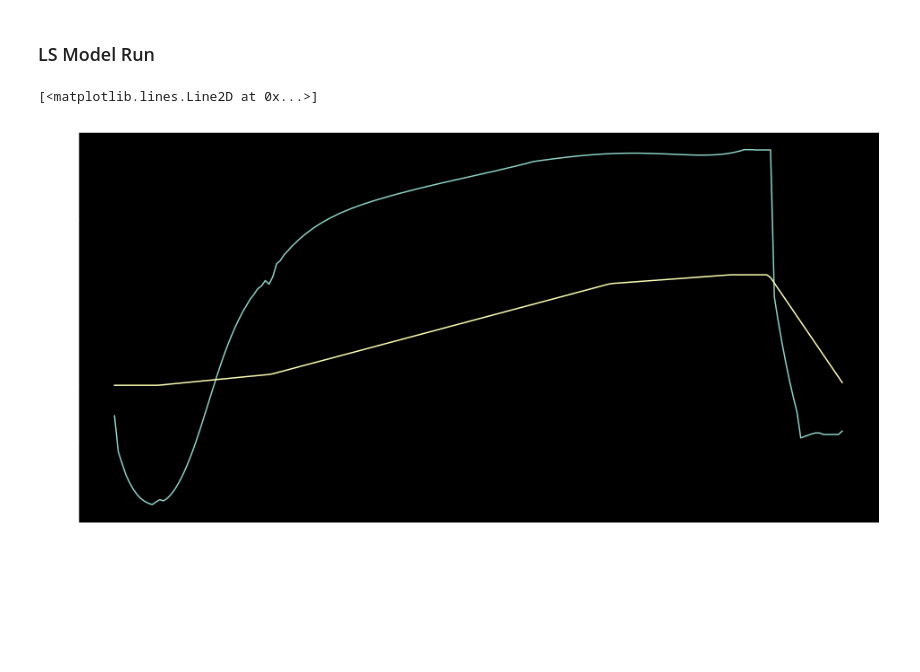
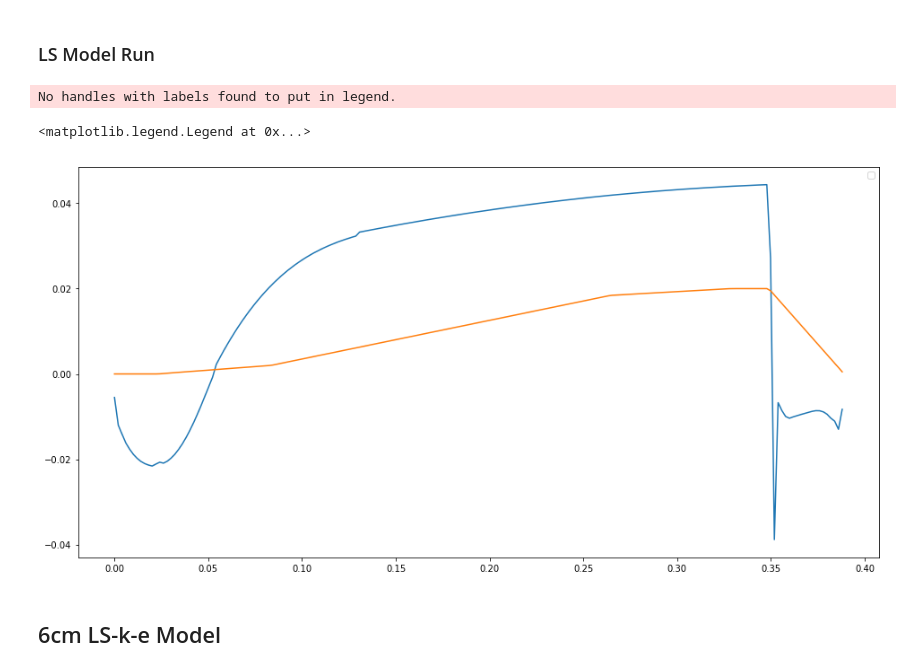
Before and after one commit to plgrover/pymorph, a Jupyter notebook: notebooks/Paper_1/2018-12-12 Paper 1 Dune Modelling.ipynb, the cells around one changed output. Saved outputs shown, nothing was run; the diff lists cells and outputs as text; code cells hidden in the pictures; blank space fills up the shorter version.

```diff
--- a/notebooks/Paper_1/2018-12-12 Paper 1 Dune Modelling.ipynb
+++ b/notebooks/Paper_1/2018-12-12 Paper 1 Dune Modelling.ipynb
@@ -15,3 +15,6 @@ import sediment_transport.sed_trans as st
 %matplotlib inline
 %load_ext autoreload
 %autoreload 2
+
+plt.rcParams.update(plt.rcParamsDefault)
+#plt.style.use('classic')
@@ -37,13 +44,18 @@ zbed, xc, dx = wmm.load_bed_profile(bed_filepath)
 # %%
 bed_shear_filepath = os.path.join(casefolder,'6cm', 'ke_shear.txt')
 bed_shear_stress = wmm.load_bed_shear_stress(bed_shear_filepath)
 plt.figure(figsize=[16,8])
-plt.style.use('dark_background')
+#plt.style.use('dark_background')
+#plt.style.use('classic')
 plt.plot(xc,bed_shear_stress/10.)
 plt.plot(xc, zbed)
+plt.legend()
 # %% [output]
-[<matplotlib.lines.Line2D at 0x...>]
+No handles with labels found to put in legend.
+<matplotlib.legend.Legend at 0x...>
-[figure, old version]
+[figure, new version]
+# %% [markdown]
+## 6cm LS-k-e Model
 # %%
 model = None
 bed_shear_filepath = os.path.join(casefolder,'6cm', 'ke_shear.txt')
```
Also changed, not shown: parts of 13 cells of this notebook, 2 other files.
